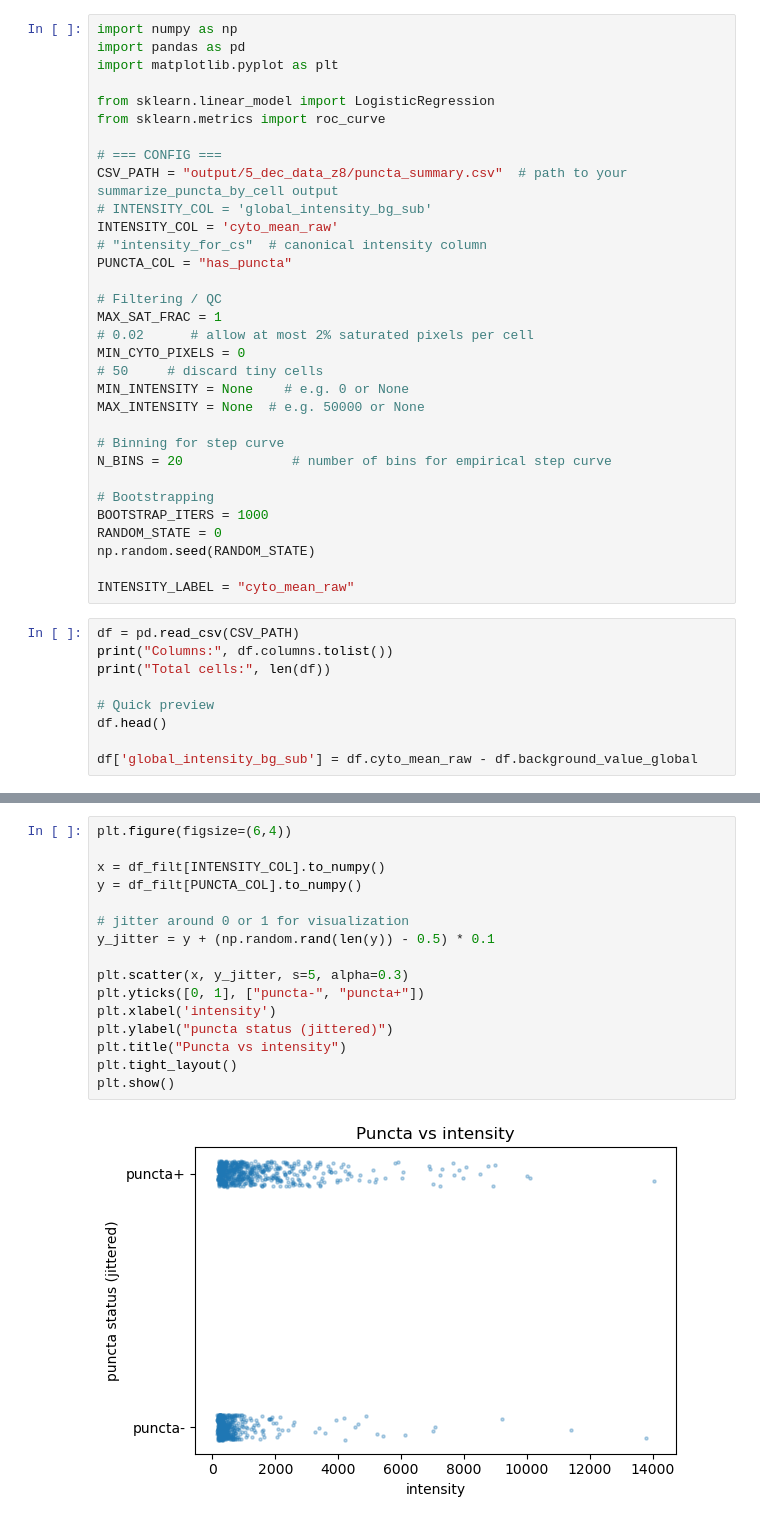
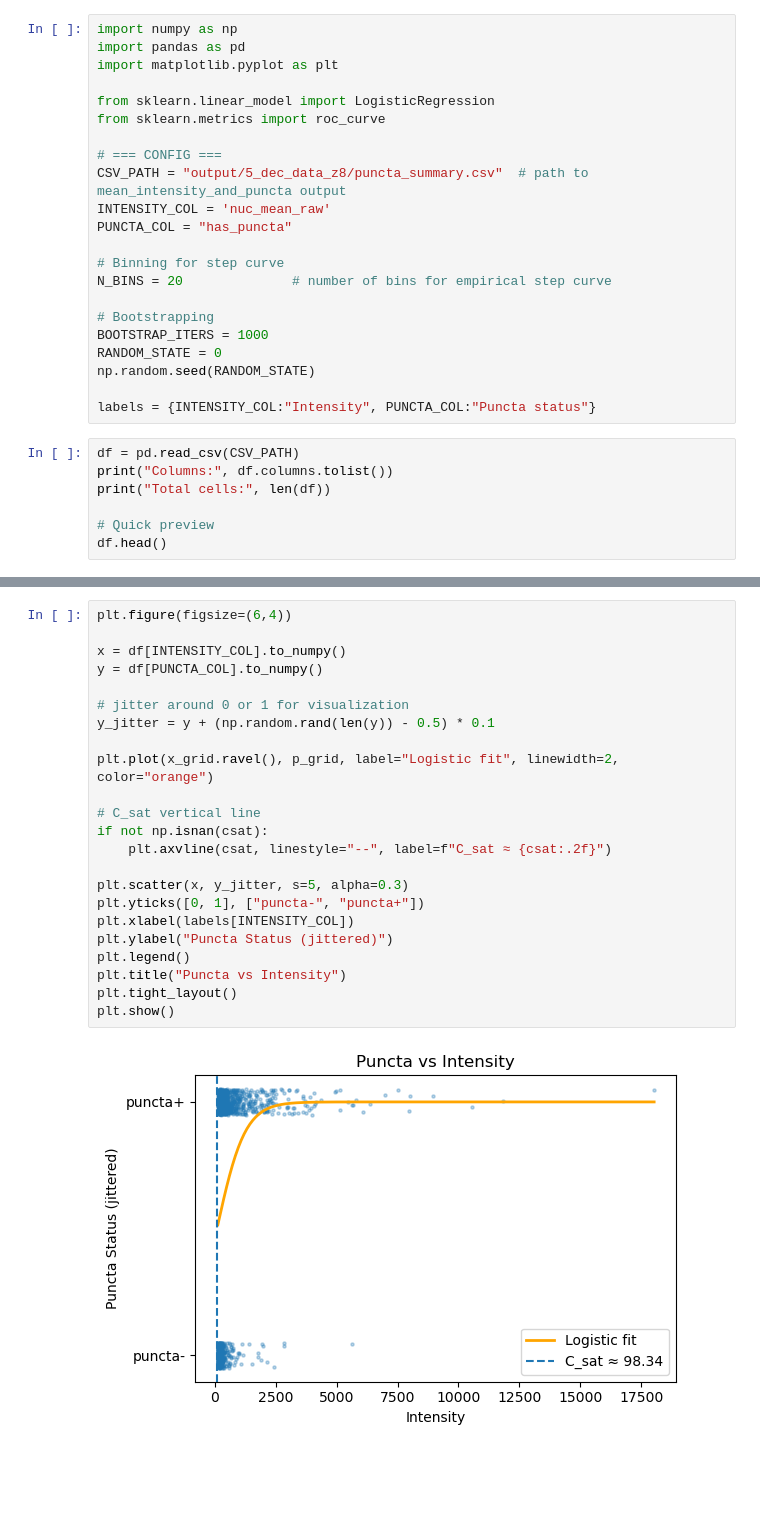
Before and after one commit to Simran-Sodhi/puncta_csat_pipeline, a Jupyter notebook: Nucleus/Scripts/puncta_detection/csat_estimation.ipynb, the cells around one changed output, grey strips where cells are left out. Saved outputs shown, nothing was run; the diff lists cells and outputs as text; blank space fills up the shorter version.

Commit message:
cleaned up nucleus files for puncta detection

```diff
--- a/Nucleus/Scripts/puncta_detection/csat_estimation.ipynb
+++ b/Nucleus/Scripts/puncta_detection/csat_estimation.ipynb
@@ -7,19 +7,9 @@ from sklearn.linear_model import LogisticRegression
 from sklearn.metrics import roc_curve
 
 # === CONFIG ===
-CSV_PATH = "output/5_dec_data_z8/puncta_summary.csv"  # path to your summarize_puncta_by_cell output
-# INTENSITY_COL = 'global_intensity_bg_sub'
-INTENSITY_COL = 'cyto_mean_raw'
-# "intensity_for_cs"  # canonical intensity column
+CSV_PATH = "output/5_dec_data_z8/puncta_summary.csv"  # path to mean_intensity_and_puncta output
+INTENSITY_COL = 'nuc_mean_raw'
 PUNCTA_COL = "has_puncta"
-
-# Filtering / QC
-MAX_SAT_FRAC = 1
-# 0.02      # allow at most 2% saturated pixels per cell
-MIN_CYTO_PIXELS = 0
-# 50     # discard tiny cells
-MIN_INTENSITY = None    # e.g. 0 or None
-MAX_INTENSITY = None  # e.g. 50000 or None
 
 # Binning for step curve
 N_BINS = 20              # number of bins for empirical step curve
@@ -29,7 +19,7 @@ BOOTSTRAP_ITERS = 1000
 RANDOM_STATE = 0
 np.random.seed(RANDOM_STATE)
 
-INTENSITY_LABEL = "cyto_mean_raw"
+labels = {INTENSITY_COL:"Intensity", PUNCTA_COL:"Puncta status"}
 # %%
 df = pd.read_csv(CSV_PATH)
 print("Columns:", df.columns.tolist())
@@ -37,8 +27,6 @@ print("Total cells:", len(df))
 
 # Quick preview
 df.head()
-
-df['global_intensity_bg_sub'] = df.cyto_mean_raw - df.background_value_global
 # %% [output]
 Columns: ['image_location', 'cyto_file', 'puncta_file', 'intensity_file', 'intensity_channel', 'cell_label', 'centroid_y', 'centroid_x', 'num_cyto_pixels', 'num_puncta_pixels', 'has_puncta', 'puncta_a ...
 Total cells: 1184
@@ -156,18 +204,25 @@ plt.show()
 # %%
 plt.figure(figsize=(6,4))
 
-x = df_filt[INTENSITY_COL].to_numpy()
-y = df_filt[PUNCTA_COL].to_numpy()
+x = df[INTENSITY_COL].to_numpy()
+y = df[PUNCTA_COL].to_numpy()
 
 # jitter around 0 or 1 for visualization
 y_jitter = y + (np.random.rand(len(y)) - 0.5) * 0.1
 
+plt.plot(x_grid.ravel(), p_grid, label="Logistic fit", linewidth=2, color="orange")
+
+# C_sat vertical line
+if not np.isnan(csat):
+    plt.axvline(csat, linestyle="--", label=f"C_sat ≈ {csat:.2f}")
+
 plt.scatter(x, y_jitter, s=5, alpha=0.3)
 plt.yticks([0, 1], ["puncta-", "puncta+"])
-plt.xlabel('intensity')
-plt.ylabel("puncta status (jittered)")
-plt.title("Puncta vs intensity")
+plt.xlabel(labels[INTENSITY_COL])
+plt.ylabel("Puncta Status (jittered)")
+plt.legend()
+plt.title("Puncta vs Intensity")
 plt.tight_layout()
 plt.show()
 # %% [output]
-[figure, old version]
+[figure, new version]
```
Also changed, not shown: parts of 27 cells of this notebook, 6 other files.
